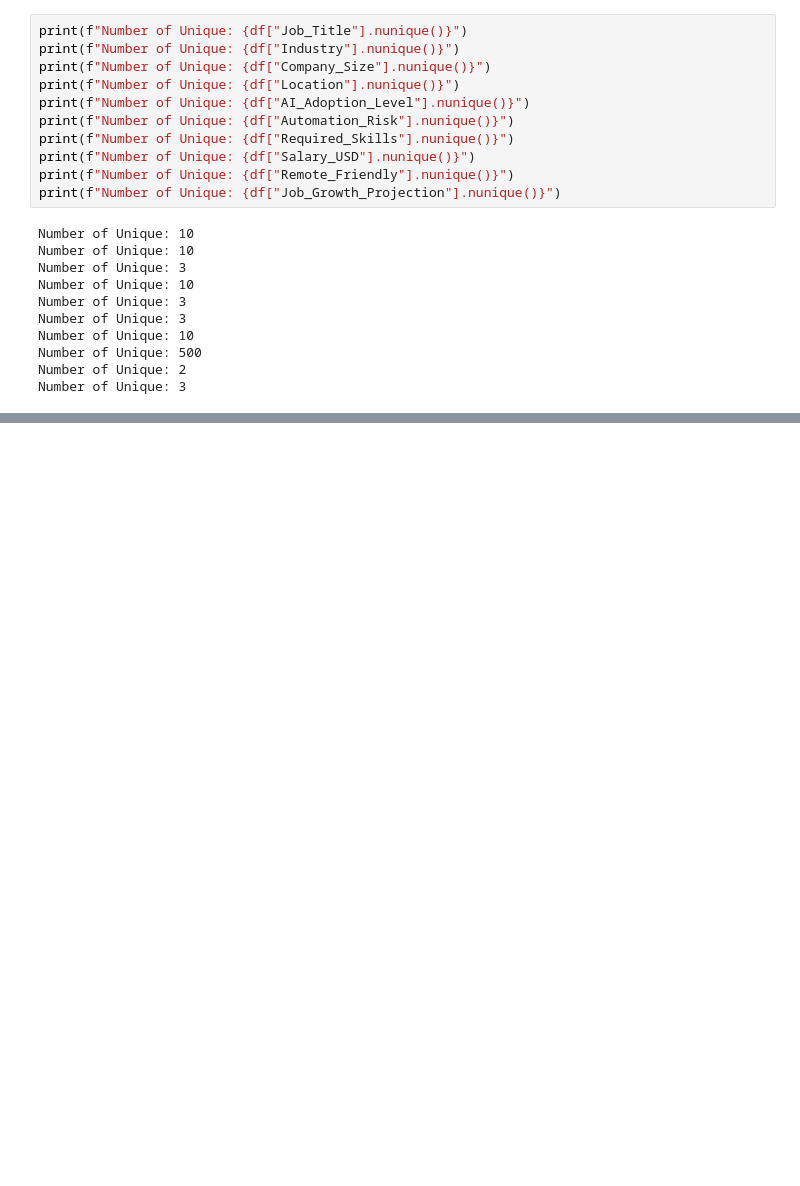
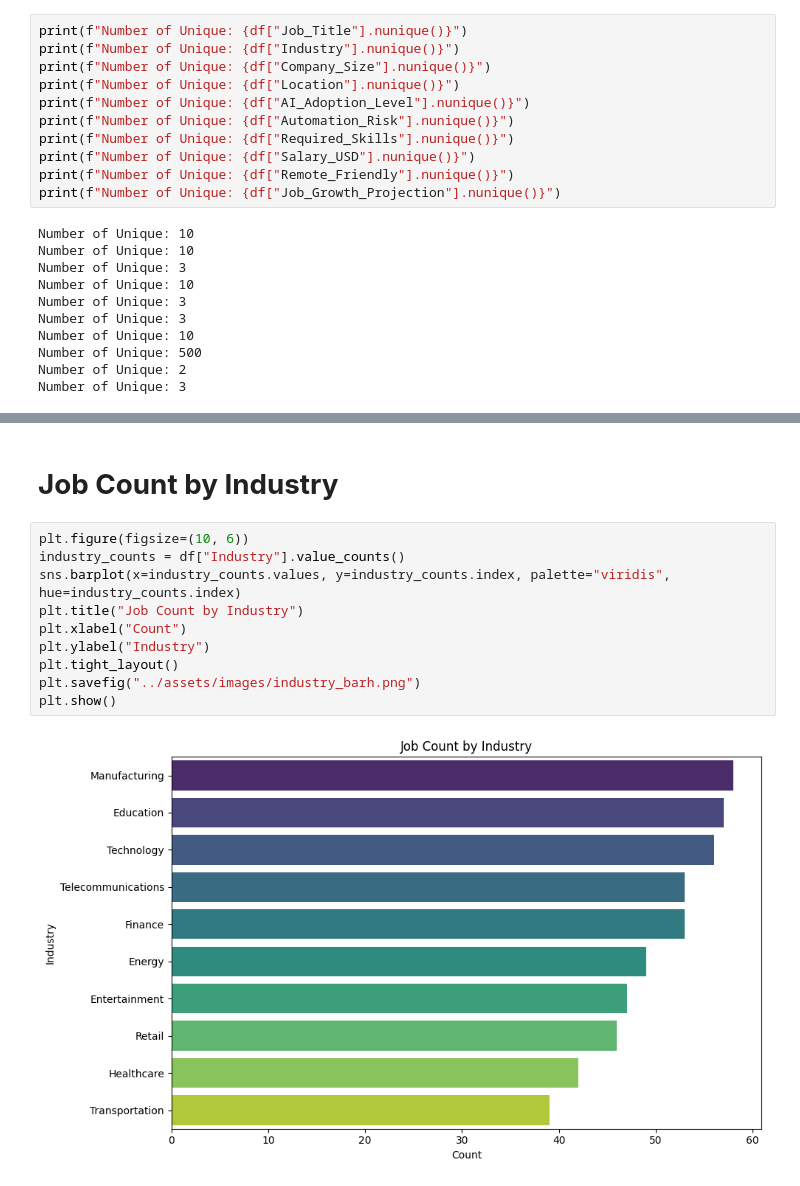
Before and after one commit to BaoPhuc1311/MarketAnalysis, a Jupyter notebook: notebook/main.ipynb, the cells around one changed output, grey strips where cells are left out. Saved outputs shown, nothing was run; the diff lists cells and outputs as text; blank space fills up the shorter version.

```diff
--- a/notebook/main.ipynb
+++ b/notebook/main.ipynb
@@ -72,0 +85,14 @@ Number of Unique: 3
+# %% [markdown]
+# **Job Count by Industry**
+# %%
+plt.figure(figsize=(10, 6))
+industry_counts = df["Industry"].value_counts()
+sns.barplot(x=industry_counts.values, y=industry_counts.index, palette="viridis", hue=industry_counts.index)
+plt.title("Job Count by Industry")
+plt.xlabel("Count")
+plt.ylabel("Industry")
+plt.tight_layout()
+plt.savefig("../assets/images/industry_barh.png")
+plt.show()
+# %% [output]
+[figure, added]
```
Also changed, not shown: parts of 8 cells of this notebook, 6 other files.
